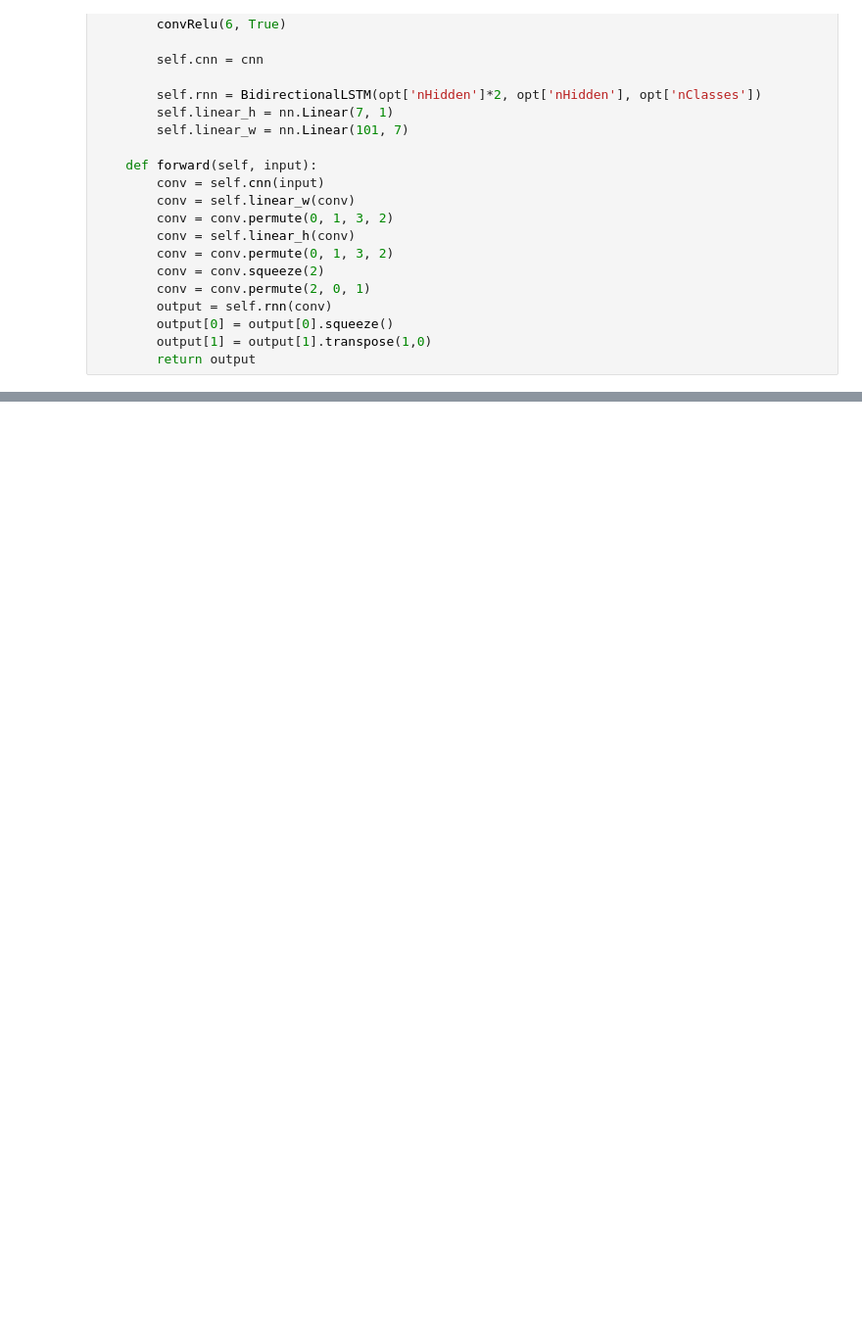
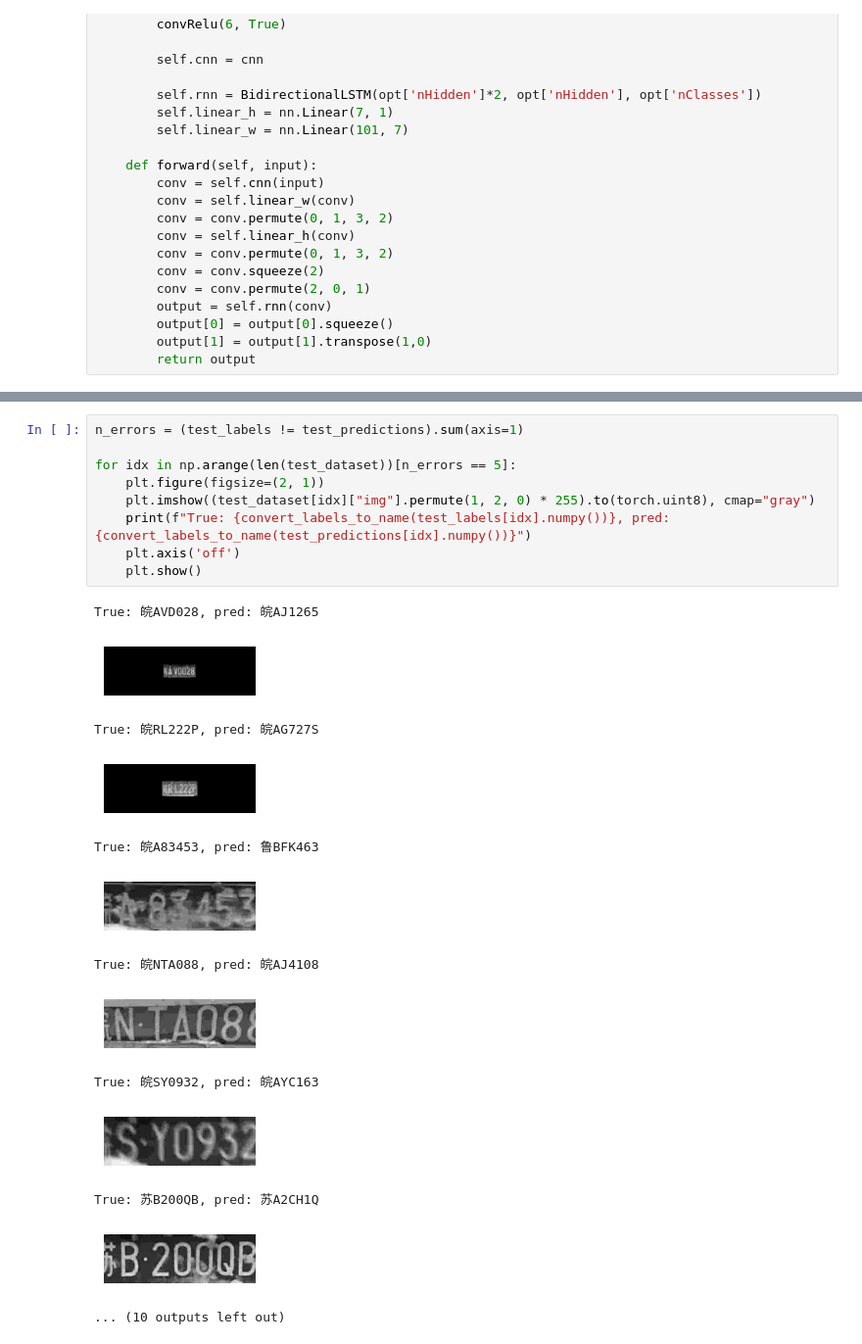
Before and after one commit to AlexeyAkopyan/CarNumberOCR, a Jupyter notebook: car_number.ipynb, the cells around one changed output, grey strips where cells are left out. Shown at 98% size. Drawn from its saved outputs; the diff is of its cells as text; blank space fills up the shorter version.

```diff
--- a/car_number.ipynb
+++ b/car_number.ipynb
@@ -372,0 +449,23 @@ Testing took: 0:00:43
+# %%
+n_errors = (test_labels != test_predictions).sum(axis=1)
+
+for idx in np.arange(len(test_dataset))[n_errors == 5]:
+    plt.figure(figsize=(2, 1))
+    plt.imshow((test_dataset[idx]["img"].permute(1, 2, 0) * 255).to(torch.uint8), cmap="gray")
+    print(f"True: {convert_labels_to_name(test_labels[idx].numpy())}, pred: {convert_labels_to_name(test_predictions[idx].numpy())}")
+    plt.axis('off')
+    plt.show()
+# %% [output]
+True: 皖AVD028, pred: 皖AJ1265
+[figure, added]
+True: 皖RL222P, pred: 皖AG727S
+[figure, added]
+True: 皖A83453, pred: 鲁BFK463
+[figure, added]
+True: 皖NTA088, pred: 皖AJ4108
+[figure, added]
+True: 皖SY0932, pred: 皖AYC163
+[figure, added]
+True: 苏B200QB, pred: 苏A2CH1Q
+[figure, added]
+... (10 outputs left out)
```
Also changed, not shown: parts of 19 cells of this notebook, 1 other file.
